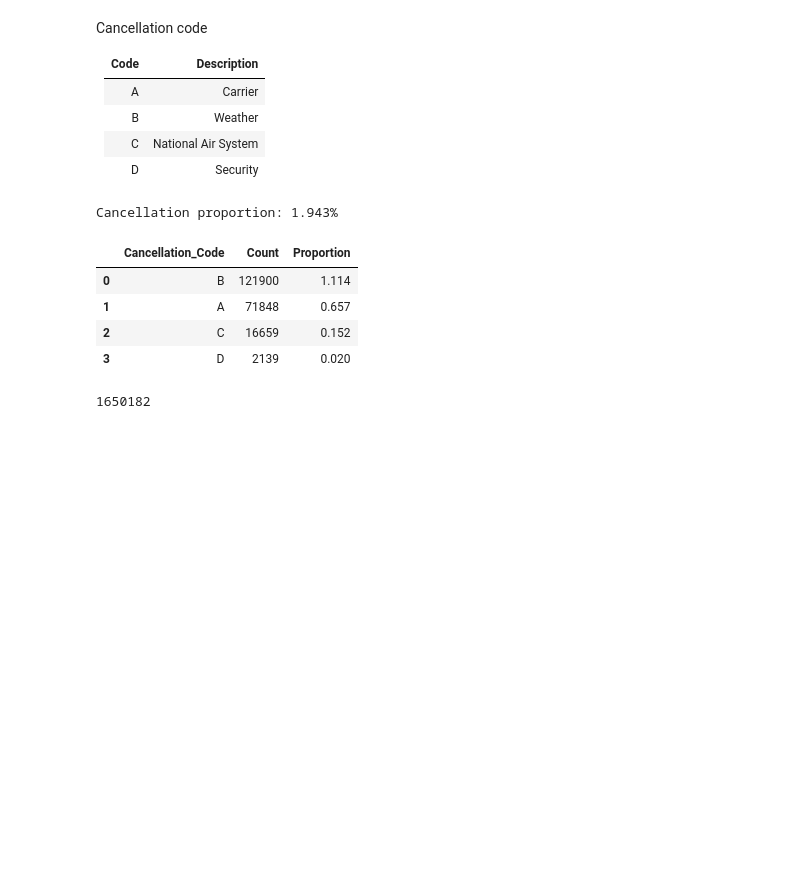
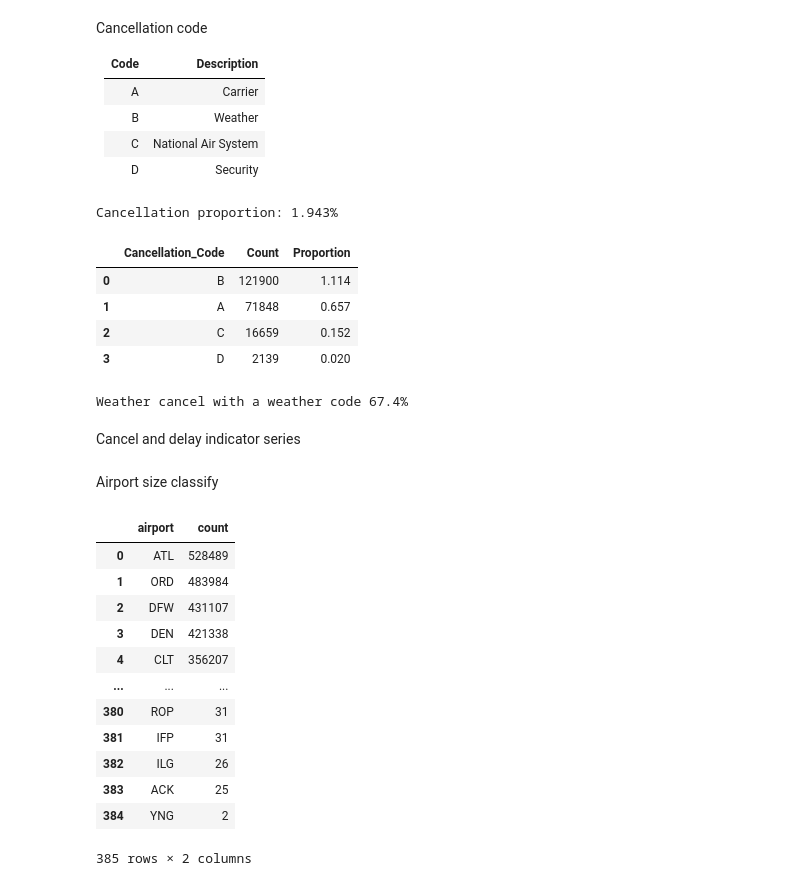
Before and after one commit to KsCentry/stat628_mod3_gp9, a Jupyter notebook: code/cancel_pattern.ipynb, the cells around one changed output. Drawn from its saved outputs; the diff is of its cells as text; code cells hidden in the pictures; blank space fills up the shorter version.

```diff
--- a/code/cancel_pattern.ipynb
+++ b/code/cancel_pattern.ipynb
@@ -36,4 +37,9 @@ cancelled_weather = data[data['CANCELLATION_CODE'] == 'B']
-# %%
-data['wxcodes'].notna().sum()
-# %% [output]
-1650182
+# %%
+weather_cancelled_flights = data[data['CANCELLATION_CODE'] == 'B']
+print("Weather cancel with a weather code",
+       f"{round((weather_cancelled_flights['wxcodes'].notna() |
+           weather_cancelled_flights['wxcodes_arr'].notna()).sum() / len(weather_cancelled_flights), 3) * 100}%")
+# %% [output]
+Weather cancel with a weather code 67.4%
+# %% [markdown]
+Cancel and delay indicator series
@@ -39,0 +50,20 @@ data['wxcodes'].notna().sum()
+# %% [markdown]
+Airport size classify
+# %%
+airport_counts = data['ORIGIN'].value_counts().reset_index()
+airport_counts.columns = ['airport', 'count']
+airport_counts
+# %% [output]
+|  | airport | count |
+| 0 | ATL | 528489 |
+| 1 | ORD | 483984 |
+| 2 | DFW | 431107 |
+| 3 | DEN | 421338 |
+| 4 | CLT | 356207 |
+| ... | ... | ... |
+| 380 | ROP | 31 |
+| 381 | IFP | 31 |
+| 382 | ILG | 26 |
+| 383 | ACK | 25 |
+| 384 | YNG | 2 |
+385 rows × 2 columns
```
Also changed, not shown: parts of 17 cells of this notebook, 1 other file.
